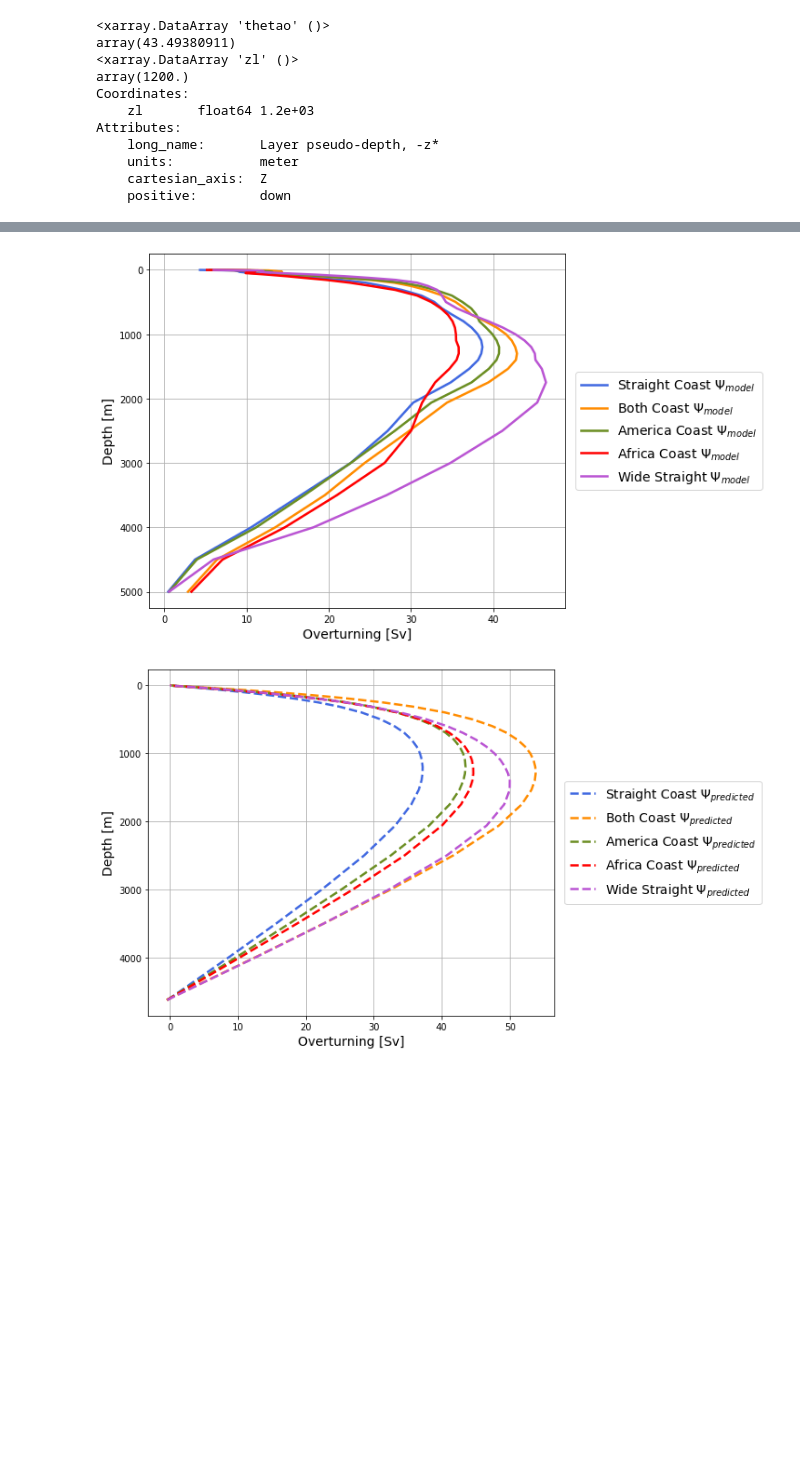
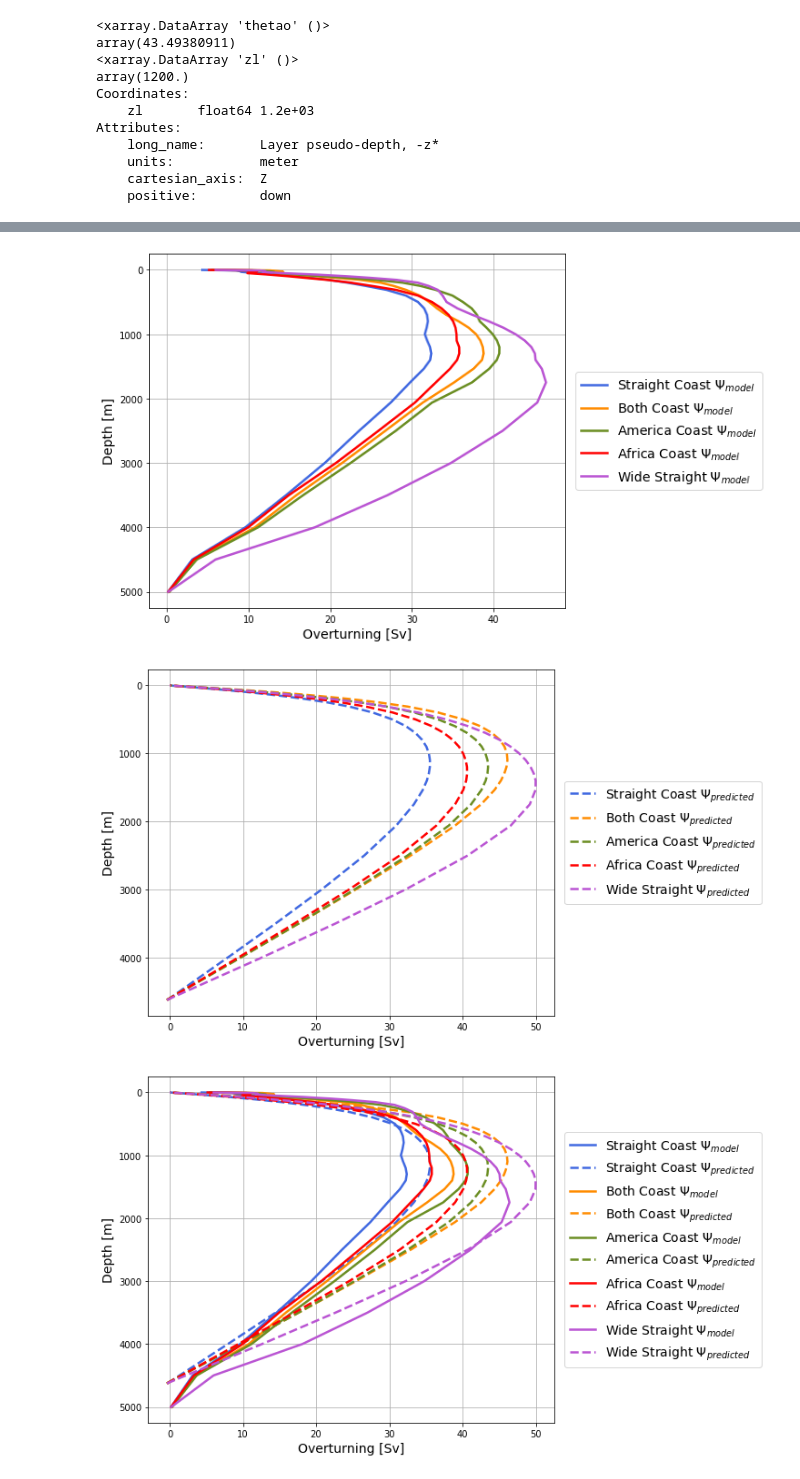
Before and after one commit to s-ragen/AQUA_CODE, a Jupyter notebook: sfn_scalings.ipynb, the cells around one changed output, grey strips where cells are left out. Saved outputs shown, nothing was run; the diff lists cells and outputs as text; code cells hidden in the pictures; blank space fills up the shorter version.

Commit message:
fixing widths

```diff
--- a/sfn_scalings.ipynb
+++ b/sfn_scalings.ipynb
@@ -13,15 +13,15 @@ import gsw
 case_straight = 'Straight Coast'
 
 # path to ocean_annual file
-path_year_straight = '/data/sragen/aquaplanet/MASTERS/straight_coast/run/DATA/500yr/23030101.ocean_annual.nc'
+path_year_straight = '/data/sragen/aquaplanet/MASTERS/straight_coast/run/DATA/600yr/24000101.ocean_annual.nc'
 dy_straight = xr.open_dataset(path_year_straight, decode_times=True)
 
 # path to ocean_annual_rho2 file
-path_rho2_straight = '/data/sragen/aquaplanet/MASTERS/straight_coast/run/DATA/500yr/23030101.ocean_annual_rho2.nc'
+path_rho2_straight = '/data/sragen/aquaplanet/MASTERS/straight_coast/run/DATA/600yr/24000101.ocean_annual_rho2.nc'
 drho_straight = xr.open_dataset(path_rho2_straight, decode_times=True)
 
 # path to ocean_annual_z file
-path_z_straight = '/data/sragen/aquaplanet/MASTERS/straight_coast/run/DATA/500yr/23030101.ocean_annual_z.nc'
+path_z_straight = '/data/sragen/aquaplanet/MASTERS/straight_coast/run/DATA/600yr/24000101.ocean_annual_z.nc'
 dz_straight = xr.open_dataset(path_z_straight, decode_times=True)
 
 
@@ -30,15 +30,15 @@ dz_straight = xr.open_dataset(path_z_straight, decode_times=True)
 case_both = 'Both Coast'
 
 # path to ocean_annual file
-path_year_both = '/data/sragen/aquaplanet/MASTERS/both_coast/run/DATA/500yr/23000101.ocean_annual.nc'
+path_year_both = '/data/sragen/aquaplanet/MASTERS/both_coast/run/DATA/600yr/24000101.ocean_annual.nc'
 dy_both = xr.open_dataset(path_year_both, decode_times=True)
 
 # path to ocean_annual_rho2 file
-path_rho2_both = '/data/sragen/aquaplanet/MASTERS/both_coast/run/DATA/500yr/23000101.ocean_annual_rho2.nc'
+path_rho2_both = '/data/sragen/aquaplanet/MASTERS/both_coast/run/DATA/600yr/24000101.ocean_annual_rho2.nc'
 drho_both = xr.open_dataset(path_rho2_both, decode_times=True)
 
 # path to ocean_annual_z file
-path_z_both = '/data/sragen/aquaplanet/MASTERS/both_coast/run/DATA/500yr/23000101.ocean_annual_z.nc'
+path_z_both = '/data/sragen/aquaplanet/MASTERS/both_coast/run/DATA/600yr/24000101.ocean_annual_z.nc'
 dz_both = xr.open_dataset(path_z_both, decode_times=True)
 
 
@@ -298,9 +298,9 @@ delta_rho_af = delta_rho_af[::-1]
 # Lx = average zonal width of basin.
 # Come back and do this more rigorously!
 Lx_straight = 8991000 # m
-Lx_both = 11433000    # m
+Lx_both = 10545000 #11433000    # m
 Lx_am = 10545000      # m
-Lx_af = 9879000       # m
+Lx_af = 8991000 #9879000       # m
 Lx_wide = 11433000    # m
 
 dz = xr.zeros_like(dy_straight.zl) + 2.5
@@ -318,7 +318,7 @@ constant = c_rho*g/(rho_0*f_0*Ly)
 h = delta_rho_straight.zl.isel(zl=0)
 
 # latitude bounds for model output maximum overturning for comparison with predicted overturning
-lat_s = -32
+lat_s = 0
 lat_n = 60
 # %%
 # Straight Coast calculation
@@ -755,32 +760,59 @@ plt.gca().invert_yaxis(), plt.grid()
 plt.legend(bbox_to_anchor=(1.01,0.5), loc="center left", fontsize=14)
 plt.ylabel('Depth [m]', fontsize=14), plt.xlabel('Overturning [Sv]', fontsize=14)
 plt.show()
 
 fig, ax = plt.subplots(figsize=(8,7))
 # ax.plot(psi_max_straight, psi_max_straight.z_l,
 #         color='royalblue', linewidth=width, label='Straight Coast $\Psi_{model}$')
 ax.plot(Psi_straight, Psi_straight.zl,
         color='royalblue', linestyle='dashed', linewidth=width, label='Straight Coast $\Psi_{predicted}$')
 # ax.plot(psi_max_both, psi_max_both.z_l,
 #         color='darkorange', linewidth=width, label='Both Coast $\Psi_{model}$')
 ax.plot(Psi_both, Psi_both.zl,
         color='darkorange', linestyle='dashed', linewidth=width, label='Both Coast $\Psi_{predicted}$')
 # ax.plot(psi_max_am, psi_max_am.z_l,
 #         color='olivedrab', linewidth=width, label='America Coast $\Psi_{model}$')
 ax.plot(Psi_am, Psi_am.zl,
         color='olivedrab', linestyle='dashed', linewidth=width, label='America Coast $\Psi_{predicted}$')
 # ax.plot(psi_max_af, psi_max_af.z_l,
 #         color='r', linewidth=width, label='Africa Coast $\Psi_{model}$')
 ax.plot(Psi_af, Psi_af.zl,
         color='r', linestyle='dashed', linewidth=width, label='Africa Coast $\Psi_{predicted}$')
 # ax.plot(psi_max_wide, psi_max_wide.z_l,
 #         color='mediumorchid', linewidth=width, label='Wide Straight $\Psi_{model}$')
 ax.plot(Psi_wide, Psi_wide.zl,
         color='mediumorchid', linestyle='dashed', linewidth=width, label='Wide Straight $\Psi_{predicted}$')
 plt.gca().invert_yaxis(), plt.grid()
 plt.legend(bbox_to_anchor=(1.01,0.5), loc="center left", fontsize=14)
 plt.ylabel('Depth [m]', fontsize=14), plt.xlabel('Overturning [Sv]', fontsize=14)
 plt.show()
+
+fig, ax = plt.subplots(figsize=(8,7))
+ax.plot(psi_max_straight, psi_max_straight.z_l,
+        color='royalblue', linewidth=width, label='Straight Coast $\Psi_{model}$')
+ax.plot(Psi_straight, Psi_straight.zl,
+        color='royalblue', linestyle='dashed', linewidth=width, label='Straight Coast $\Psi_{predicted}$')
+ax.plot(psi_max_both, psi_max_both.z_l,
+        color='darkorange', linewidth=width, label='Both Coast $\Psi_{model}$')
+ax.plot(Psi_both, Psi_both.zl,
+        color='darkorange', linestyle='dashed', linewidth=width, label='Both Coast $\Psi_{predicted}$')
+ax.plot(psi_max_am, psi_max_am.z_l,
+        color='olivedrab', linewidth=width, label='America Coast $\Psi_{model}$')
+ax.plot(Psi_am, Psi_am.zl,
+        color='olivedrab', linestyle='dashed', linewidth=width, label='America Coast $\Psi_{predicted}$')
+ax.plot(psi_max_af, psi_max_af.z_l,
+        color='r', linewidth=width, label='Africa Coast $\Psi_{model}$')
+ax.plot(Psi_af, Psi_af.zl,
+        color='r', linestyle='dashed', linewidth=width, label='Africa Coast $\Psi_{predicted}$')
+ax.plot(psi_max_wide, psi_max_wide.z_l,
+        color='mediumorchid', linewidth=width, label='Wide Straight $\Psi_{model}$')
+ax.plot(Psi_wide, Psi_wide.zl,
+        color='mediumorchid', linestyle='dashed', linewidth=width, label='Wide Straight $\Psi_{predicted}$')
+plt.gca().invert_yaxis(), plt.grid()
+plt.legend(bbox_to_anchor=(1.01,0.5), loc="center left", fontsize=14)
+plt.ylabel('Depth [m]', fontsize=14), plt.xlabel('Overturning [Sv]', fontsize=14)
+plt.show()
 # %% [output]
-[figure, old version]
+[figure, new version]
-[figure, old version]
+[figure, new version]
+[figure, added]
```
Also changed, not shown: parts of 10 cells of this notebook.
